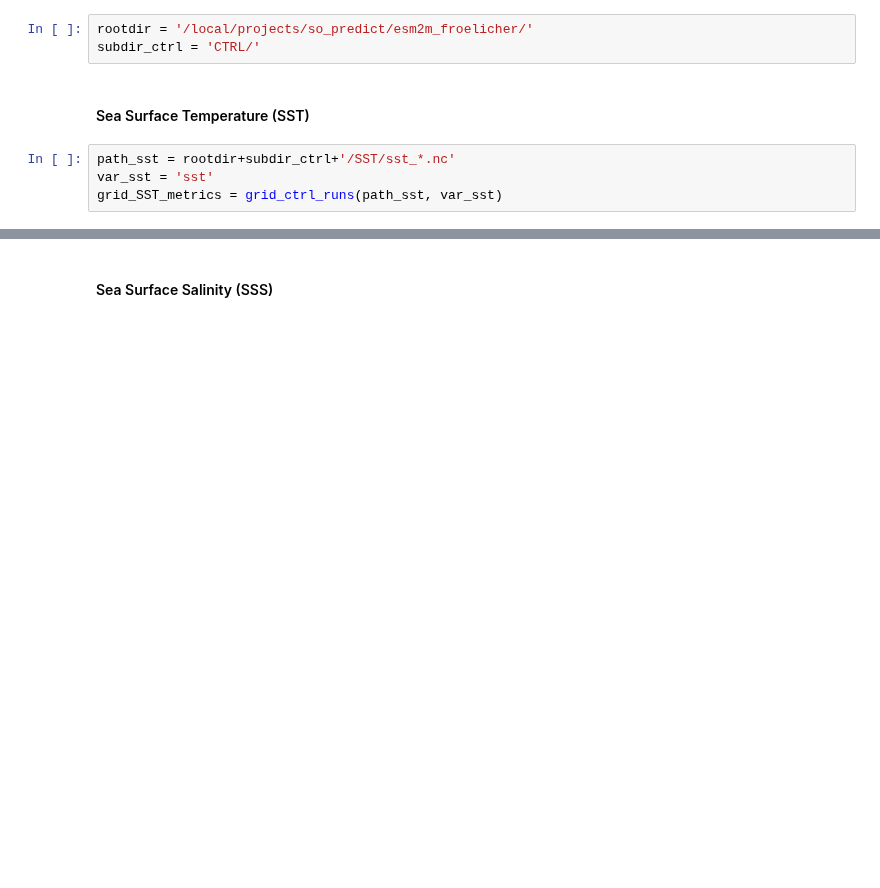
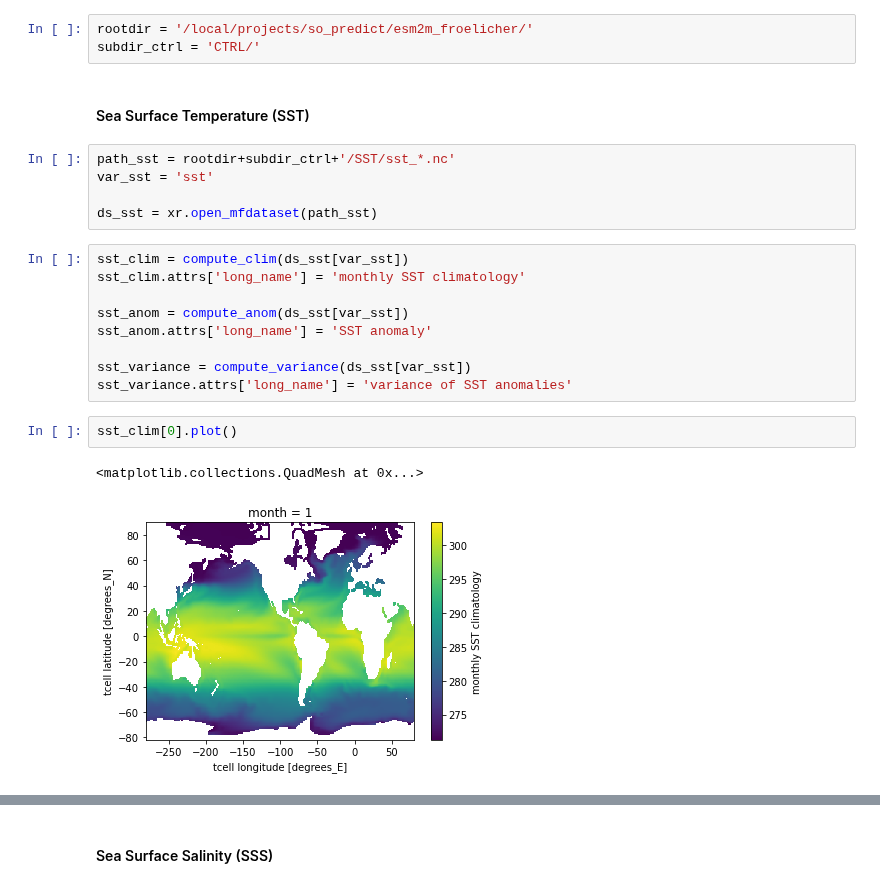
Before and after one commit to bbuchovecky/hmei, a Jupyter notebook: notebooks/ctrl_run_analysis.ipynb, the cells around one changed output, grey strips where cells are left out. Drawn from its saved outputs; the diff is of its cells as text; blank space fills up the shorter version.

```diff
--- a/notebooks/ctrl_run_analysis.ipynb
+++ b/notebooks/ctrl_run_analysis.ipynb
@@ -103,4 +137,19 @@ subdir_ctrl = 'CTRL/'
 # %%
 path_sst = rootdir+subdir_ctrl+'/SST/sst_*.nc'
 var_sst = 'sst'
-grid_SST_metrics = grid_ctrl_runs(path_sst, var_sst)
+
+ds_sst = xr.open_mfdataset(path_sst)
+# %%
+sst_clim = compute_clim(ds_sst[var_sst])
+sst_clim.attrs['long_name'] = 'monthly SST climatology'
+
+sst_anom = compute_anom(ds_sst[var_sst])
+sst_anom.attrs['long_name'] = 'SST anomaly'
+
+sst_variance = compute_variance(ds_sst[var_sst])
+sst_variance.attrs['long_name'] = 'variance of SST anomalies'
+# %%
+sst_clim[0].plot()
+# %% [output]
+<matplotlib.collections.QuadMesh at 0x...>
+[figure, added]
```
Also changed, not shown: parts of 45 cells of this notebook.
